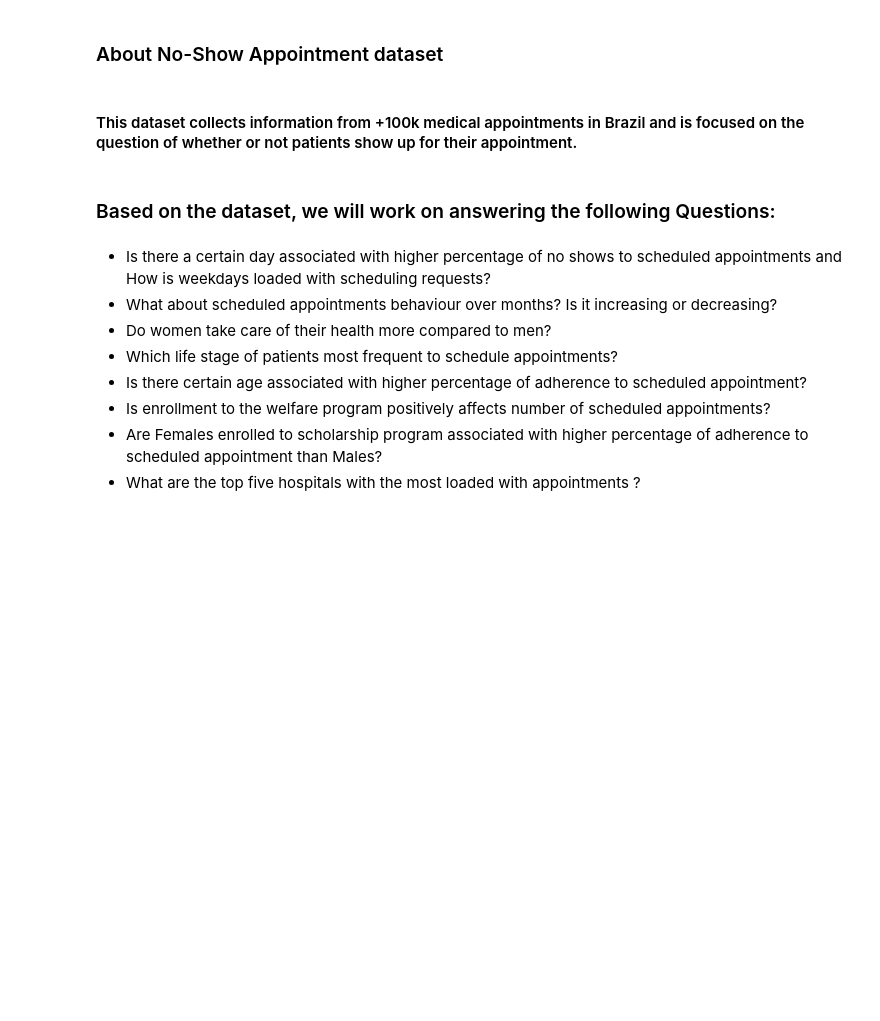
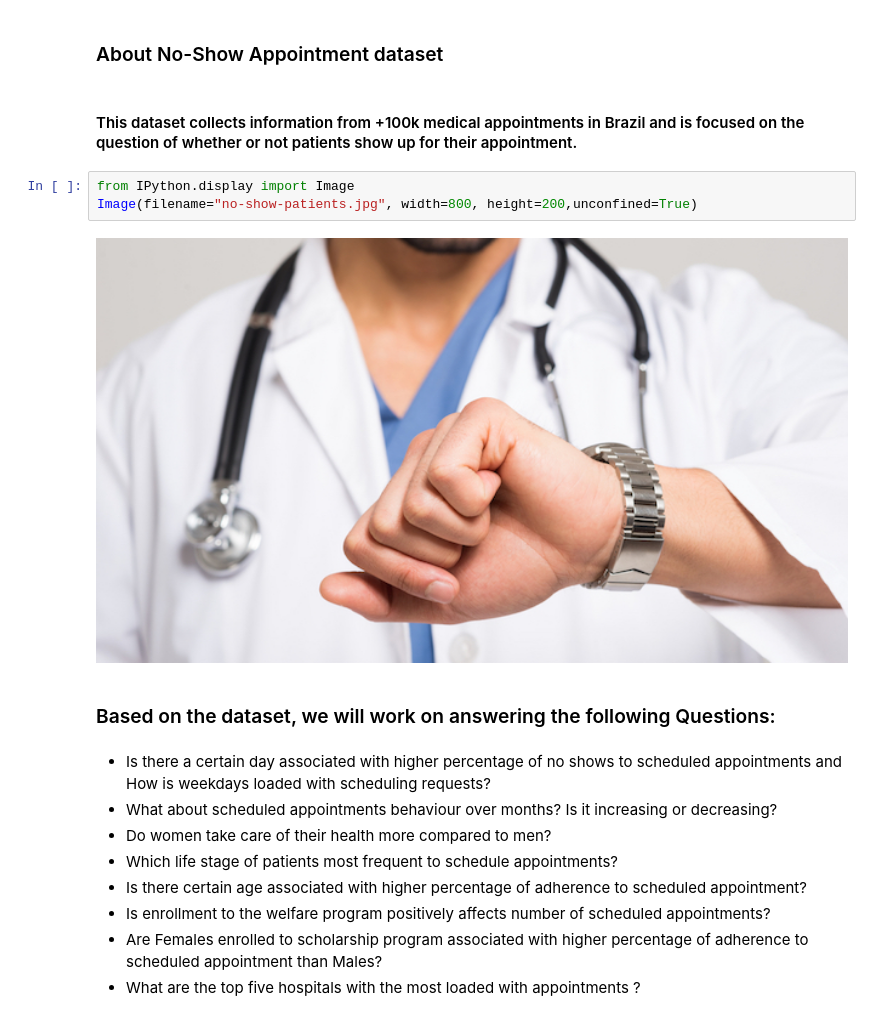
Before and after one commit to Aellawah/No-show-patients-Data-analysis-project, a Jupyter notebook: No Show Patients.ipynb, the cells around one changed output. Drawn from its saved outputs; the diff is of its cells as text; blank space fills up the shorter version.

```diff
--- a/No Show Patients.ipynb
+++ b/No Show Patients.ipynb
@@ -15,6 +15,11 @@
 ### About No-Show Appointment dataset
 # %% [markdown]
 #### This dataset collects information from +100k medical appointments in Brazil and is focused on the question of whether or not patients show up for their appointment.
+# %%
+from IPython.display import Image
+Image(filename="no-show-patients.jpg", width=800, height=200,unconfined=True)
+# %% [output]
+[figure, added]
 # %% [markdown]
 ### Based on the dataset, we will work on answering the following Questions:
 # %% [markdown]
```
Also changed, not shown: parts of 1 cell of this notebook, 3 other files.
